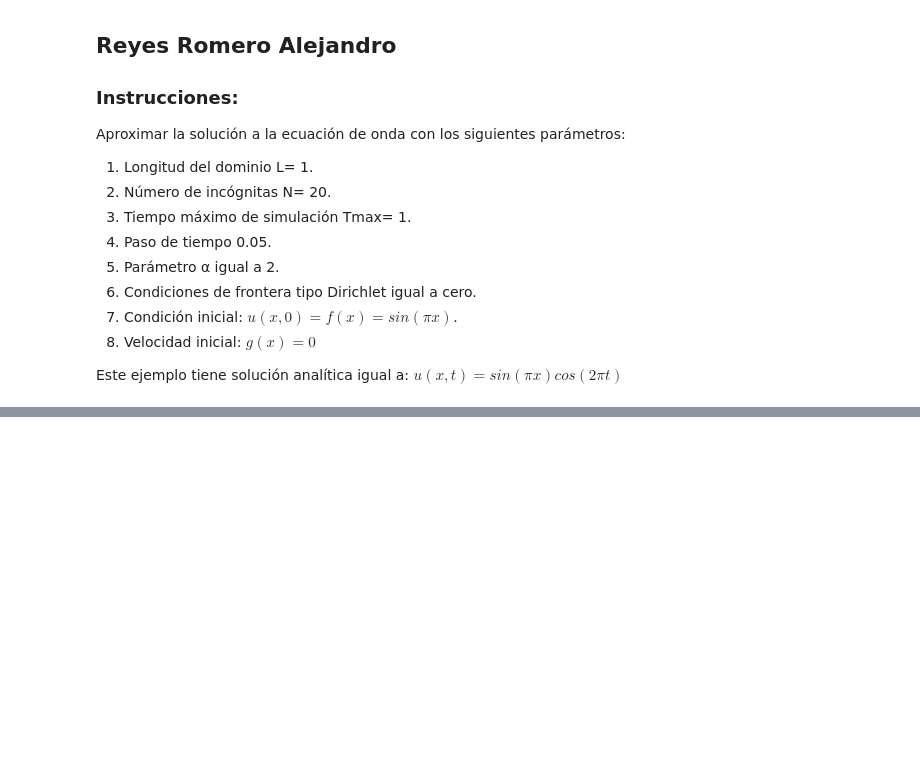
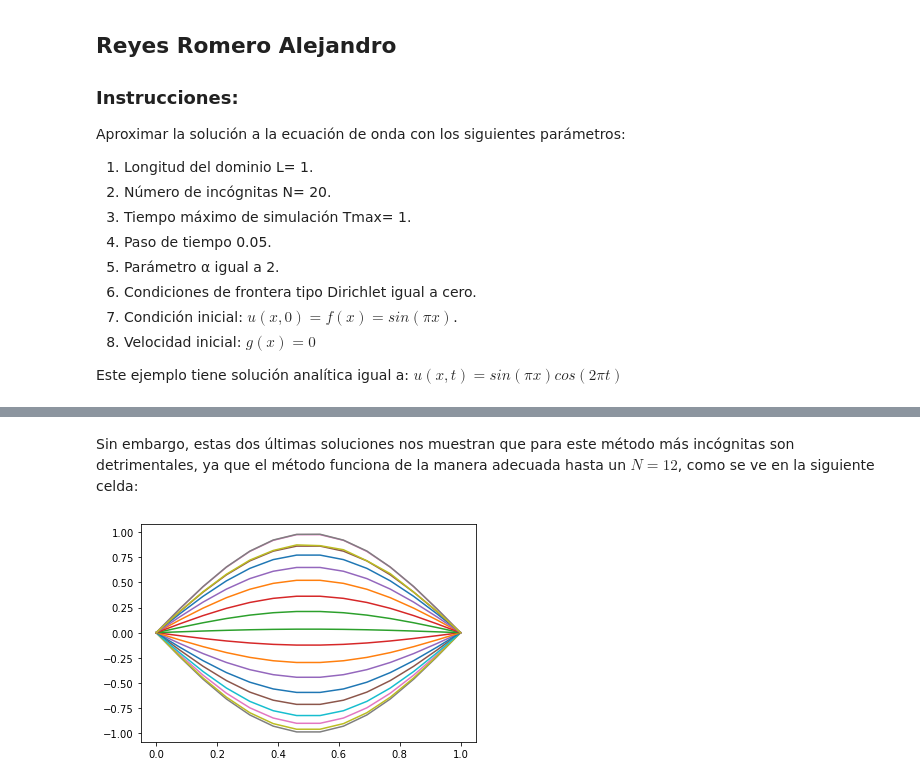
Before and after one commit to AlejandroReyes98/GeoMaC_Tareas, a Jupyter notebook: Tarea_Examen2/Ejercicio5_Ex2.ipynb, the cells around one changed output, grey strips where cells are left out. Cells and saved outputs as stored; diff of their text form; code cells hidden in the pictures; blank space fills up the shorter version.

```diff
--- a/Tarea_Examen2/Ejercicio5_Ex2.ipynb
+++ b/Tarea_Examen2/Ejercicio5_Ex2.ipynb
@@ -141,0 +123,19 @@ TypeError: solver() missing 1 required positional argument: 'xs'
+# %% [markdown]
+Sin embargo, estas dos últimas soluciones nos muestran que para este método más incógnitas son detrimentales, ya que el método funciona de la manera adecuada hasta un $N=12$, como se ve en la siguiente celda:
+# %%
+#Código
+L = 1           # Longitud  del  dominio
+N = 12          # Numero  de  incognitas  internas
+Tmax = 1.0     # Tiempo  maximo  de  simulacion
+ht = 0.05      # Paso de  tiempo
+alpha = 2      # Dato  fisico
+h = L / (N+2) # Tamanio  de la malla  espacial
+Nt = int(Tmax / ht)     # Numero  total  de  pasos
+lamb = alpha * ht / h   # Parametro  lambda
+Tmax = Nt * ht           # Tiempo  total  de  simulacion
+x = np.linspace(0,L,N+2)   # Coordenadas  de la  malla
+u = f(x)                      # Condicion  inicial
+w = condicionesIniciales(lamb , ht, u, x, op = 2) # Euler :op = 1
+s = solver(u, w, N, x, Nt, lamb)
+# %% [output]
+[figure, added]
```
Also changed, not shown: parts of 10 cells of this notebook, 2 other files.
